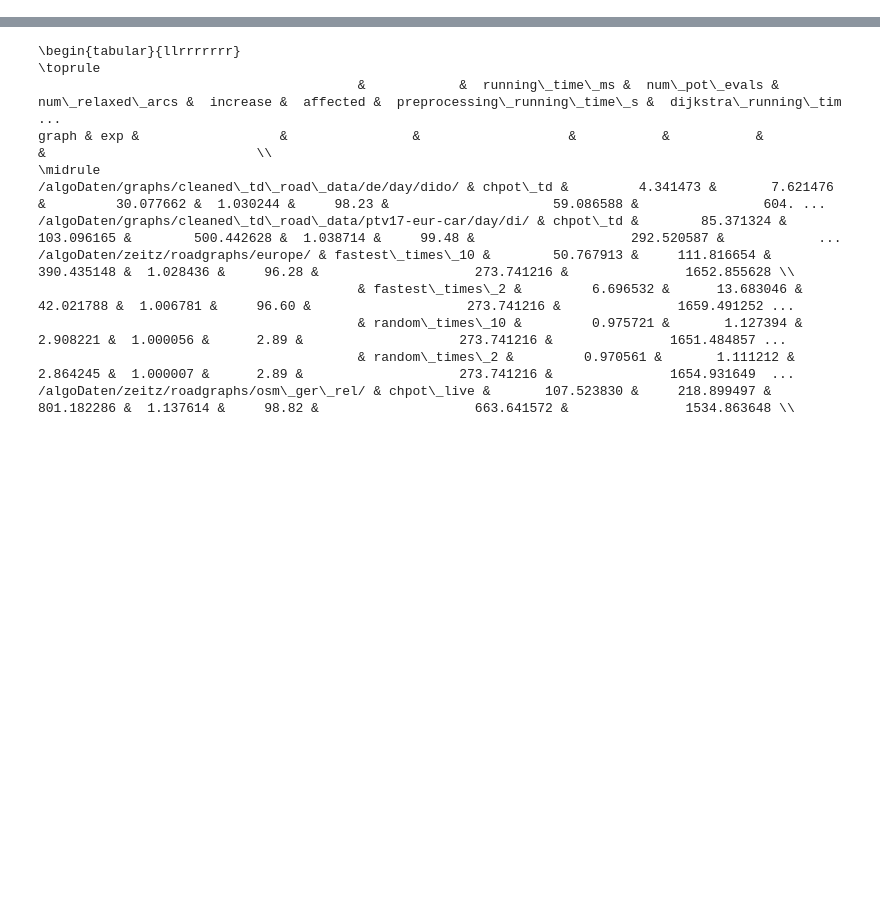
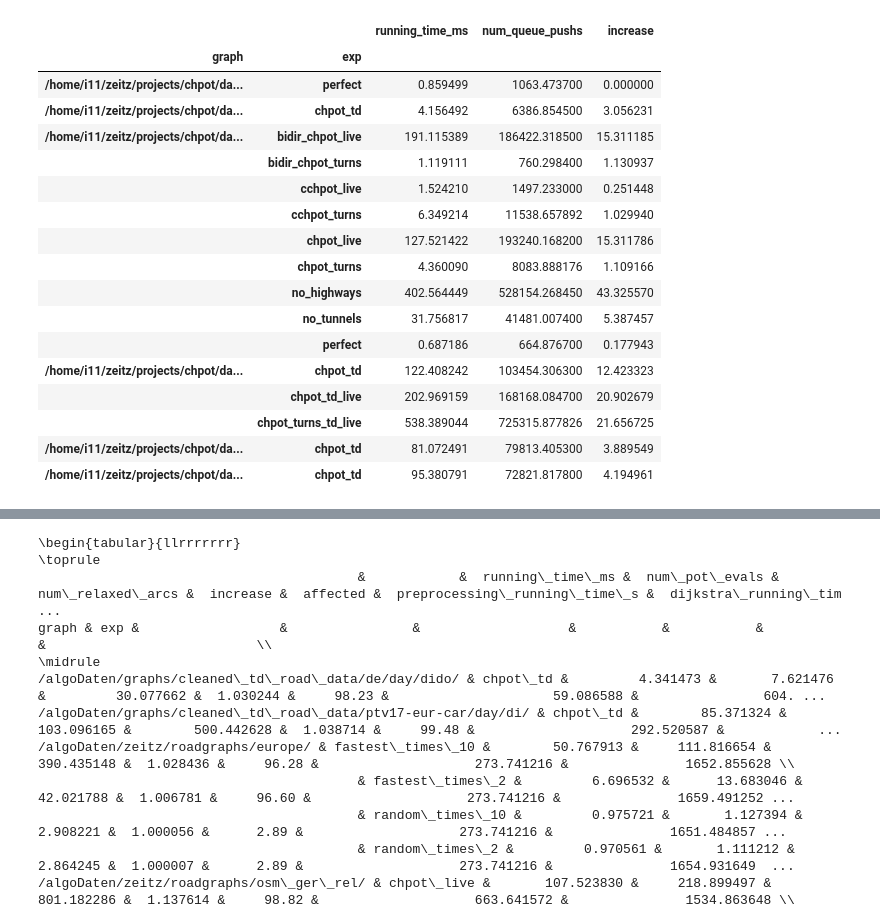
Before and after one commit to kit-algo/ch_potentials, a Jupyter notebook: eval/applications.ipynb, the cells around one changed output, grey strips where cells are left out. Drawn from its saved outputs; the diff is of its cells as text; code cells hidden in the pictures; blank space fills up the shorter version.

```diff
--- a/eval/applications.ipynb
+++ b/eval/applications.ipynb
@@ -56,0 +68,21 @@ queries['increase'] = queries['result'] / queries['lower_bound']
+# %%
+queries.groupby(['graph', 'exp']).mean()[['running_time_ms', 'num_queue_pushs', 'increase']]
+# %% [output]
+|  |  | running_time_ms | num_queue_pushs | increase |
+| graph | exp |  |  |  |
+| /home/i11/zeitz/projects/chpot/da... | perfect | 0.859499 | 1063.473700 | 0.000000 |
+| /home/i11/zeitz/projects/chpot/da... | chpot_td | 4.156492 | 6386.854500 | 3.056231 |
+| /home/i11/zeitz/projects/chpot/da... | bidir_chpot_live | 191.115389 | 186422.318500 | 15.311185 |
+|  | bidir_chpot_turns | 1.119111 | 760.298400 | 1.130937 |
+|  | cchpot_live | 1.524210 | 1497.233000 | 0.251448 |
+|  | cchpot_turns | 6.349214 | 11538.657892 | 1.029940 |
+|  | chpot_live | 127.521422 | 193240.168200 | 15.311786 |
+|  | chpot_turns | 4.360090 | 8083.888176 | 1.109166 |
+|  | no_highways | 402.564449 | 528154.268450 | 43.325570 |
+|  | no_tunnels | 31.756817 | 41481.007400 | 5.387457 |
+|  | perfect | 0.687186 | 664.876700 | 0.177943 |
+| /home/i11/zeitz/projects/chpot/da... | chpot_td | 122.408242 | 103454.306300 | 12.423323 |
+|  | chpot_td_live | 202.969159 | 168168.084700 | 20.902679 |
+|  | chpot_turns_td_live | 538.389044 | 725315.877826 | 21.656725 |
+| /home/i11/zeitz/projects/chpot/da... | chpot_td | 81.072491 | 79813.405300 | 3.889549 |
+| /home/i11/zeitz/projects/chpot/da... | chpot_td | 95.380791 | 72821.817800 | 4.194961 |
```
Also changed, not shown: parts of 8 cells of this notebook, 1 other file.
